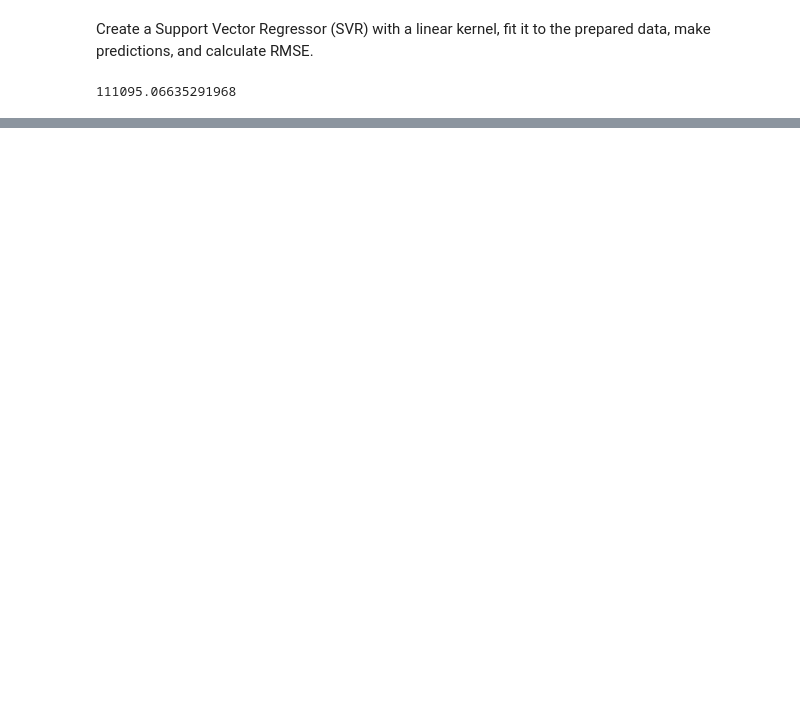
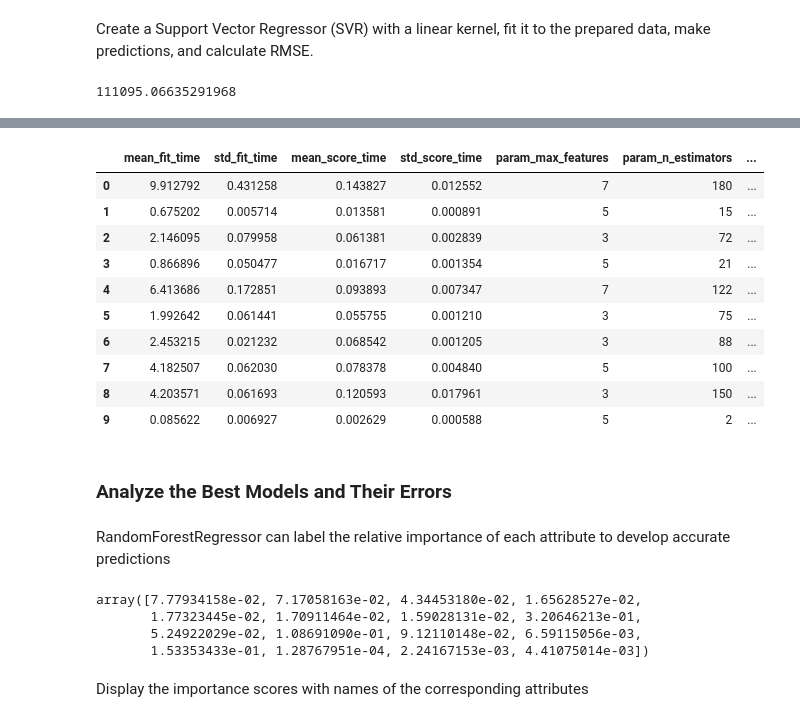
Before and after one commit to Ivan-Grigorev/Hands_On_ML, a Jupyter notebook: chapter_02.ipynb, the cells around one changed output, grey strips where cells are left out. Drawn from its saved outputs; the diff is of its cells as text; code cells hidden in the pictures; blank space fills up the shorter version.

```diff
--- a/chapter_02.ipynb
+++ b/chapter_02.ipynb
@@ -847,0 +983,18 @@ svm_rmse
+# %%
+pd.DataFrame(rnd_search.cv_results_)
+# %% [output]
+|  | mean_fit_time | std_fit_time | mean_score_time | std_score_time | param_max_features | param_n_estimators | ... |
+| 0 | 9.912792 | 0.431258 | 0.143827 | 0.012552 | 7 | 180 | ... |
+| 1 | 0.675202 | 0.005714 | 0.013581 | 0.000891 | 5 | 15 | ... |
+| 2 | 2.146095 | 0.079958 | 0.061381 | 0.002839 | 3 | 72 | ... |
+| 3 | 0.866896 | 0.050477 | 0.016717 | 0.001354 | 5 | 21 | ... |
+| 4 | 6.413686 | 0.172851 | 0.093893 | 0.007347 | 7 | 122 | ... |
+| 5 | 1.992642 | 0.061441 | 0.055755 | 0.001210 | 3 | 75 | ... |
+| 6 | 2.453215 | 0.021232 | 0.068542 | 0.001205 | 3 | 88 | ... |
+| 7 | 4.182507 | 0.062030 | 0.078378 | 0.004840 | 5 | 100 | ... |
+| 8 | 4.203571 | 0.061693 | 0.120593 | 0.017961 | 3 | 150 | ... |
+| 9 | 0.085622 | 0.006927 | 0.002629 | 0.000588 | 5 | 2 | ... |
+# %% [markdown]
+<h3>Analyze the Best Models and Their Errors</h3>
+# %% [markdown]
+RandomForestRegressor can label the relative importance of each attribute to develop accurate predictions
@@ -847,0 +1003,9 @@ svm_rmse
+# %%
+feature_importances
+# %% [output]
+array([7.77934158e-02, 7.17058163e-02, 4.34453180e-02, 1.65628527e-02,
+       1.77323445e-02, 1.70911464e-02, 1.59028131e-02, 3.20646213e-01,
+       5.24922029e-02, 1.08691090e-01, 9.12110148e-02, 6.59115056e-03,
+       1.53353433e-01, 1.28767951e-04, 2.24167153e-03, 4.41075014e-03])
+# %% [markdown]
+Display the importance scores with names of the corresponding attributes
```
Also changed, not shown: parts of 22 cells of this notebook.
